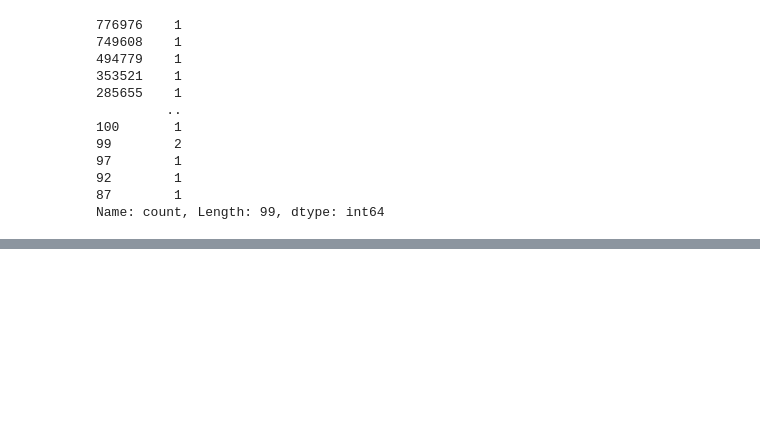
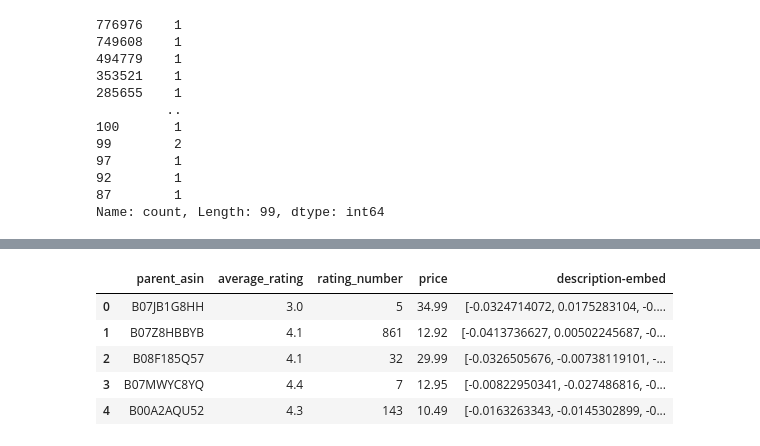
Before and after one commit to Marugannwg/Amazon-KDD, a Jupyter notebook: data_drill.ipynb, the cells around one changed output, grey strips where cells are left out. Cells and saved outputs as stored; diff of their text form; code cells hidden in the pictures; blank space fills up the shorter version.

```diff
--- a/data_drill.ipynb
+++ b/data_drill.ipynb
@@ -98,0 +191,39 @@ Name: count, Length: 99, dtype: int64
+# %%
+pinecone_api_key = "92fd371f-5b1e-415b-bcb4-9a9922514120"
+pc = Pinecone(api_key=pinecone_api_key)
+
+text_embed_index_name = "description-embed"
+image_embed_index_name = "clip_embed"
+# %%
+def enrich_with_embeddings(df, index_name, batch_size=20, output_column_name='embedding'):
+    # Initialize Pinecone with your API key
+    pc = Pinecone(api_key=pinecone_api_key)
+    pc_index = pc.Index(index_name)
+
+    # Prepare an empty list to store the embeddings
+    embedding_list = []
+
+    # Split the dataframe into batches
+    for i in range(0, len(df), batch_size):
+        batch_df = df[i:i + batch_size]
+        embeddings = pc_index.fetch(ids=batch_df['parent_asin'].tolist())
+
+        # Extract ids and their corresponding embeddings
+        ids = []
+        vectors = []
+        for key, value in embeddings['vectors'].items():
+            ids.append(key)
+            vectors.append(value['values'])
+
+        # Store embeddings in the DataFrame
+        batch_df[output_column_name] = batch_df['parent_asin'].apply(lambda x: vectors[ids.index(x)] if x in ids else None)
+
+        # Append the enriched batch to the list
+        embedding_list.append(batch_df)
+
+    # Concatenate all enriched batches into a single DataFrame
+    enriched_df = pd.concat(embedding_list, ignore_index=True)
+
+    return enriched_df
+# %%
+final_short_df = enrich_with_embeddings(df_short, text_embed_index_name, batch_size=200, output_column_name='description-embed')
@@ -98,0 +250,13 @@ Name: count, Length: 99, dtype: int64
+# %%
+# save the final dataframe to a csv file
+
+final_short_df.to_csv('data/final_short_df.csv', index=False)
+
+final_short_df.head()
+# %% [output]
+|  | parent_asin | average_rating | rating_number | price | description-embed |
+| 0 | B07JB1G8HH | 3.0 | 5 | 34.99 | [-0.0324714072, 0.0175283104, -0.... |
+| 1 | B07Z8HBBYB | 4.1 | 861 | 12.92 | [-0.0413736627, 0.00502245687, -0... |
+| 2 | B08F185Q57 | 4.1 | 32 | 29.99 | [-0.0326505676, -0.00738119101, -... |
+| 3 | B07MWYC8YQ | 4.4 | 7 | 12.95 | [-0.00822950341, -0.027486816, -0... |
+| 4 | B00A2AQU52 | 4.3 | 143 | 10.49 | [-0.0163263343, -0.0145302899, -0... |
```
Also changed, not shown: parts of 22 cells of this notebook, 6 other files.
